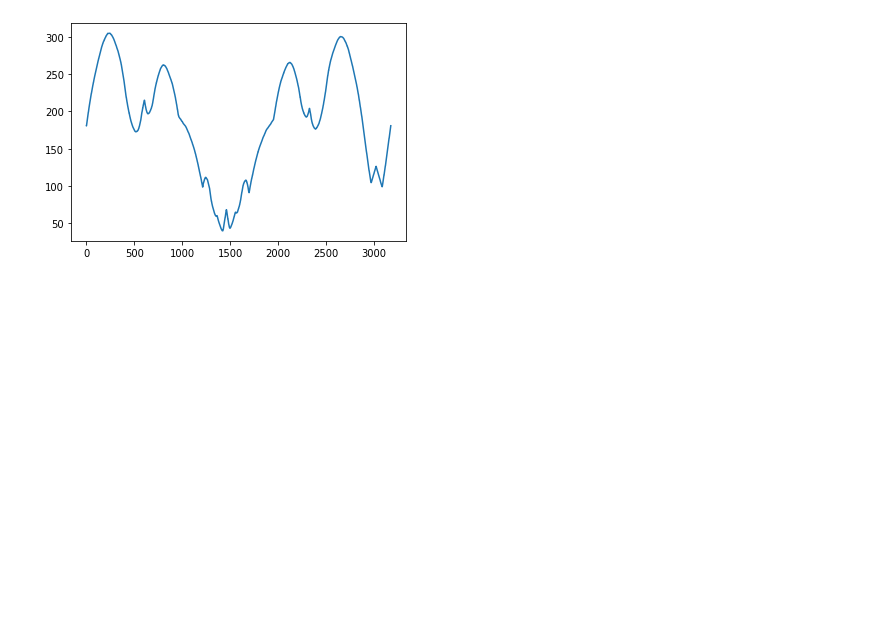
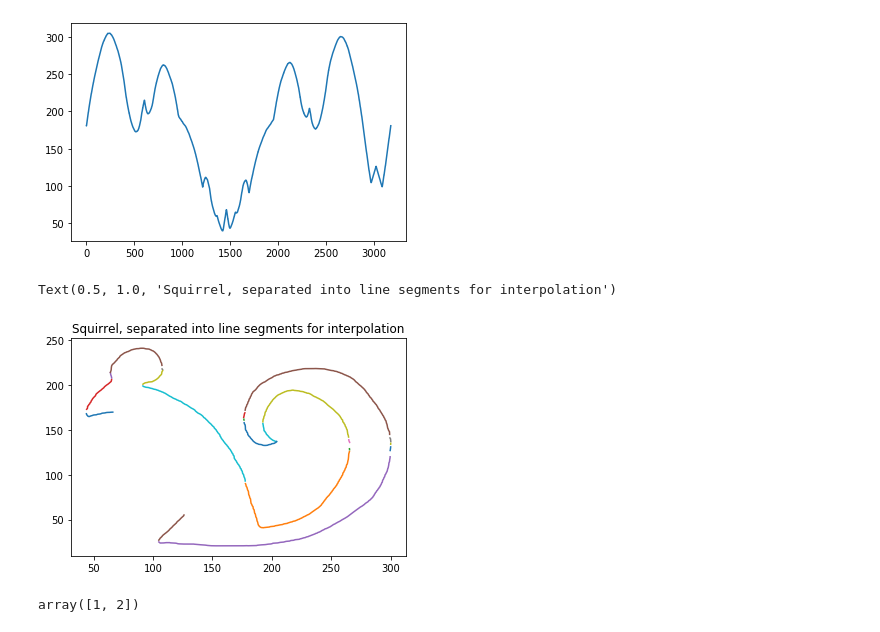
Before and after one commit to DeepFriedPollock/am_205_project, a Jupyter notebook: final_project_initial_explorations_emily.ipynb, the cells around one changed output. Saved outputs shown, nothing was run; the diff lists cells and outputs as text; code cells hidden in the pictures; blank space fills up the shorter version.

Commit message:
Squirrel, sectioned into line segments

```diff
--- a/final_project_initial_explorations_emily.ipynb
+++ b/final_project_initial_explorations_emily.ipynb
@@ -189,0 +142,48 @@ extract_line_segments(line_contour)
+# %%
+# Process so far: Use vectorization, grab roughly 50% of the line, since there's a start and end point
+# Now that we have the continuous line traced, we'll run it through an algorithm to sectionize the line
+
+line_contour = contours[0][row_start:row_end]
+
+def extract_line_segments(line):
+    # Stick initial point into a segment array
+    all_segments = []
+    segment_start = 0
+    prev_direction = (line[0][0] - line[1][0]) < 0
+
+    for index, coordinate in enumerate(line):
+        if index == 0:
+            # To handle the first case
+            previous_x = coordinate[0]
+            continue
+        x, y = coordinate
+        direction = (x - previous_x) > 0
+        # A positive direction is indicated by True, negative by False
+        if direction != prev_direction:
+            # If the direction of the X has changed, stick the index of the
+            # last coordinate pair in the array, add that segment into the all_segments array
+            # and start a new segment pair
+            last_index = index - 1
+            all_segments.append(line[segment_start:last_index])
+            # start new segment
+            segment_start = index
+        # Now, set the last direction and last x as the previous one
+        previous_x = x
+        prev_direction = direction
+    return np.array(all_segments)
+
+line_segments = extract_line_segments(line_contour)
+
+for line_segment in line_segments:
+    xs = line_segment[:, 0]
+    ys = line_segment[:, 1]
+    plt.plot(xs, ys)
+
+plt.title("Squirrel, separated into line segments for interpolation")
+# %% [output]
+Text(0.5, 1.0, 'Squirrel, separated into line segments for interpolation')
+[figure, added]
+# %%
+np.array((1, 2))
+# %% [output]
+array([1, 2])
```
Also changed, not shown: parts of 6 cells of this notebook.
